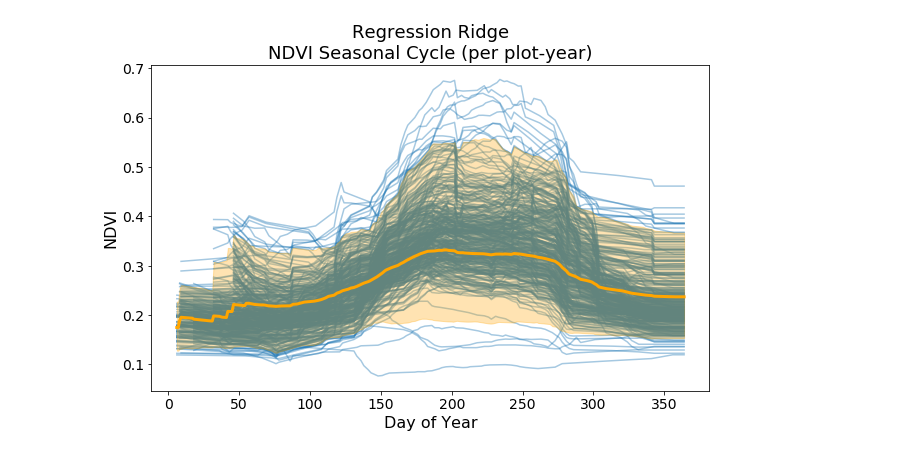
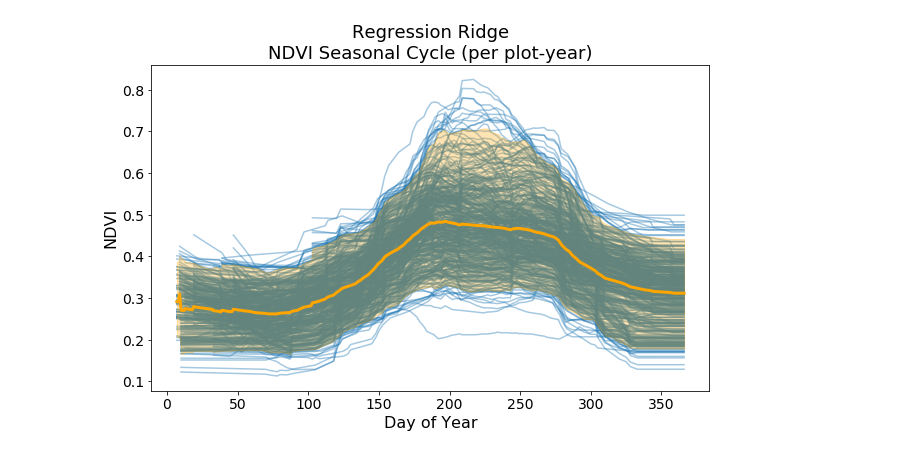
Before and after one commit to simonhansedasi/GrapeExpectations, a Jupyter notebook: RegressionRidge/notebooks/04-2_ndvi_smol.ipynb, the cells around one changed output. Cells and saved outputs as stored; diff of their text form; code cells hidden in the pictures.

```diff
--- a/RegressionRidge/notebooks/04-2_ndvi_smol.ipynb
+++ b/RegressionRidge/notebooks/04-2_ndvi_smol.ipynb
@@ -482,3 +531,7 @@ ndvi['year'] = np.repeat(years, rows_per_year)
 
 # assign plot_id (repeats 0..64 for each year)
 ndvi['plot_id'] = np.tile(np.arange(rows_per_year), n_years)
+# %%
+ndvi_copy = ndvi.copy()
+# %%
+ndvi = ndvi_copy.copy()
@@ -492,12 +561,21 @@ import pandas as pd
 curve_stats = []
 for idx, row in ndvi.iterrows():
     # Grab the first 365 columns (days of year NDVI values)
-    ndvi_vals = row.iloc[0:365].astype(float).values
+    ndvi_vals = row[0:366]
+    # print(ndvi_vals)
 
     # ignore NaNs
-    ndvi_vals = ndvi_vals[~np.isnan(ndvi_vals)]
+    # ndvi_vals = ndvi_vals[~np.isnan(ndvi_vals)]
     if len(ndvi_vals) == 0:
         continue
+
+#     if ndvi_vals[365] < 0.18:
+#         continue
+
+#     if ndvi_vals[365] > 0.27:
+#         continue
+
+
 
     mean_val = np.mean(ndvi_vals)
     peak_val = np.max(ndvi_vals)
@@ -522,7 +600,7 @@ peak_mean, peak_std = curve_stats["peak"].mean(), curve_stats["peak"].std()
 mask_peak_outlier = ~curve_stats["peak"].between(peak_mean - 3.5*peak_std,
                                                  peak_mean + 3.5*peak_std)
 
-mask_flat = curve_stats["amplitude"] < 0.1  # nearly flat curves
+mask_flat = curve_stats["amplitude"] < 0.161  # nearly flat curves
 
 # Combine masks
 bad_idx = curve_stats.loc[mask_mean_outlier | mask_peak_outlier | mask_flat, "index"]
@@ -560,33 +638,81 @@ doy_cols = [c for c in ndvi_filtered.columns if isinstance(c, (int, np.integer))
 # X-axis = DOY numbers
 doy_full = np.arange(len(doy_cols))
 
+filtered_ndvi = []
+
 # Loop through rows
 for idx, row in ndvi_filtered.iterrows():
     year = row["year"]
     ndvi_values = row[doy_cols].values.astype(float)
+    # print(doy_cols[:10], "…", doy_cols[-10:])
 
     # skip all-NaN rows
     if np.isnan(ndvi_values).all():
         continue
+    if ndvi_values[200] < 0.2:
+        continue
 
+#     if ndvi_values[8] > 0.27:
+#         continue
+
+#     if ndvi_values[100] > 0.3:
+#         continue
+#     if ndvi_values[100] < 0.12:
+#         continue
+
+#     if ndvi_values[365] < 0.18:
+#         continue
+
+#     if ndvi_values[365] > 0.27:
+        continue
     plt.plot(doy_full, ndvi_values, alpha=0.4, color="#1f77b4")
+    filtered_ndvi.append(ndvi_values)
+
+filtered_ndvi = np.array(filtered_ndvi)
+mean_smooth = np.nanmean(filtered_ndvi, axis=0)
+ci_lower = np.nanpercentile(filtered_ndvi, 2.5, axis=0)
+ci_upper = np.nanpercentile(filtered_ndvi, 97.5, axis=0)
 
 plt.xlabel("Day of Year")
 plt.ylabel("NDVI (smoothed)")
 plt.title("NDVI curves by plot-year")
 
 plt.fill_between(doy_full, ci_lower, ci_upper, color='orange', alpha=0.3, zorder=3)
 plt.plot(doy_full, mean_smooth, color='orange', linewidth=3, zorder=2)
 # for df_values in all_ndvi:
 #     plt.plot(doy_full, df_values, alpha=0.3, color='#1f77b4', zorder=3)
 plt.xlabel("Day of Year", fontsize=16)
 plt.ylabel("NDVI", fontsize=16)
 plt.title("Regression Ridge\nNDVI Seasonal Cycle (per plot-year)", fontsize=18)
 plt.xticks(fontsize=14)
 plt.yticks(fontsize=14)
 # plt.legend(fontsize=12, loc="upper left")
 plt.savefig('img/ndvi_spaghetti.png')
 plt.show()
 plt.show()
+
+
+
+
+
+
+
+# # Compute mean and 95% CI across all plot-years
+
+# # Plot mean ± 95% CI
+# # plt.fill_between(doy_full, ci_lower, ci_upper, color='orange', alpha=0.5, label='95% CI')
+# # plt.plot(doy_full, mean_smooth, color='orange', linewidth=3, label='Mean NDVI (smoothed)')
+# plt.fill_between(doy_full, ci_lower, ci_upper, color='orange', alpha=0.3, zorder=3)
+# plt.plot(doy_full, mean_smooth, color='orange', linewidth=3, zorder=2)
+# # for df_values in all_ndvi:
+# #     plt.plot(doy_full, df_values, alpha=0.3, color='#1f77b4', zorder=3)
+# plt.xlabel("Day of Year", fontsize=16)
+# plt.ylabel("NDVI", fontsize=16)
+# plt.title("Regression Ridge NDVI Seasonal Cycle (per plot-year)", fontsize=18)
+# plt.xticks(fontsize=14)
+# plt.yticks(fontsize=14)
+# # plt.legend(fontsize=12, loc="upper left")
+# # plt.savefig('fig.png')
+# plt.show()
 # %% [output]
-[figure, old version]
+[figure, new version]
```
Also changed, not shown: parts of 55 cells of this notebook.
